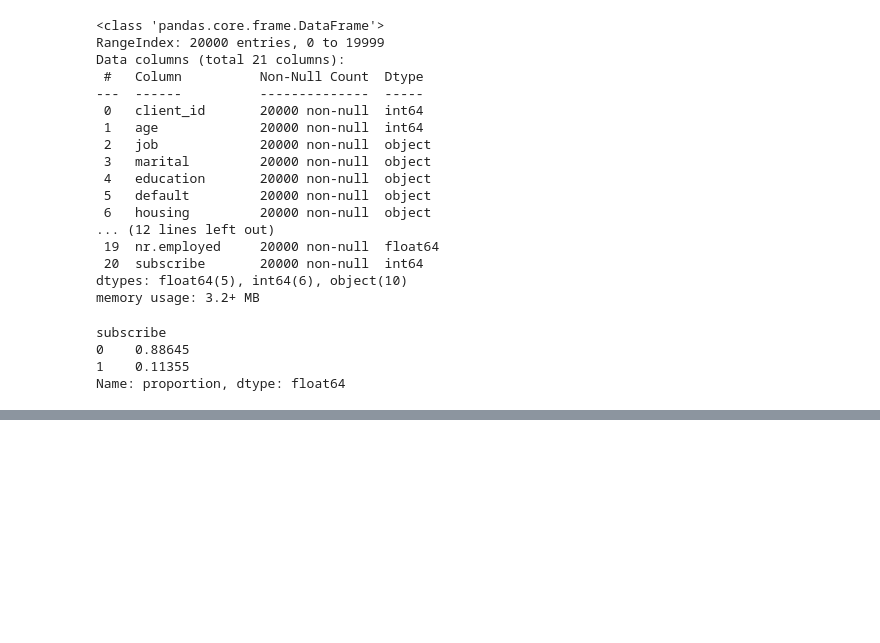
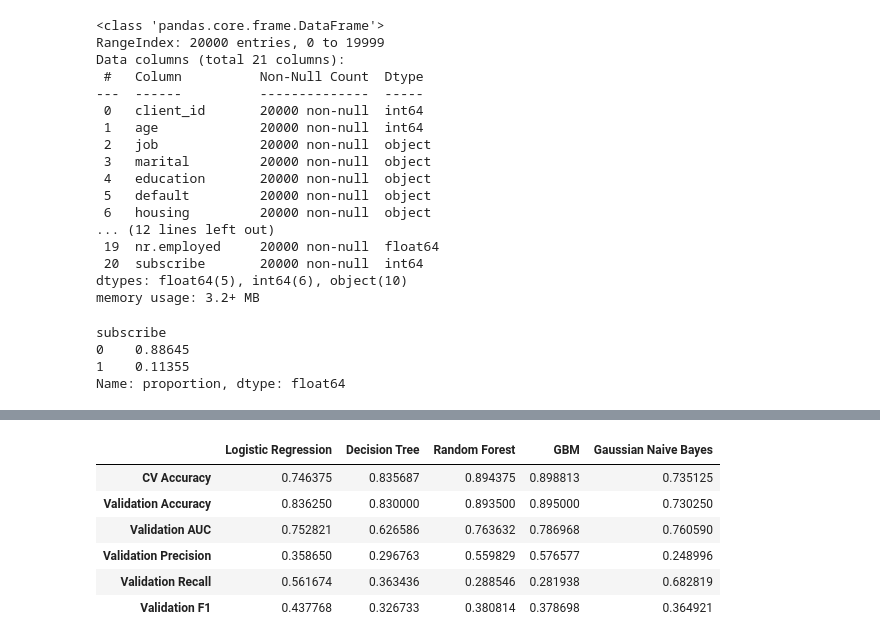
Before and after one commit to mathieu-peran/SML-ML-benchmark, a Jupyter notebook: benchmark_code.ipynb, the cells around one changed output, grey strips where cells are left out. Drawn from its saved outputs; the diff is of its cells as text; code cells hidden in the pictures; blank space fills up the shorter version.

```diff
--- a/benchmark_code.ipynb
+++ b/benchmark_code.ipynb
@@ -138,35 +174,34 @@ models = {
 # %%
+
 # Placeholder for results
 results = {}
 
-# Define a function to safely get probabilistic predictions
+# Function to safely get probabilistic predictions
 def safe_predict_proba(pipeline, X):
-    # Check if the model supports probabilistic predictions
     if 'predict_proba' in dir(pipeline[-1]):
         return pipeline.predict_proba(X)[:, 1]
-    # Otherwise, return None
-    return None
+    return None  # For models that do not support probability estimates
 
-# Updating and evaluating models within the loop
+# Define a base pipeline setup without the final model
+base_pipeline_steps = [
+    ('preprocessor', preprocessor),
+    ('smote', SMOTE(random_state=42))
+]
+
+# Evaluate each model using cross-validation and collect their scores
 for name, model in models.items():
-    # Reset the pipeline steps and then append the current model
-    model_pipeline.steps = [
-        ('preprocessor', preprocessor),
-        ('smote', SMOTE(random_state=42)),
-        ('model', model)  # This should now be the correct unique name
-    ]
+    # Create a full pipeline for the current model
+    full_pipeline = ImbPipeline(base_pipeline_steps + [('model', model)])
 
-    # Perform cross-validation using GridSearchCV or similar if required here
+    # Now the pipeline steps are correctly set with unique names
+    scores = cross_val_score(full_pipeline, X_train, y_train, cv=kf, scoring='accuracy')
+    full_pipeline.fit(X_train, y_train)
+    y_pred = full_pipeline.predict(X_val)
+    y_proba = safe_predict_proba(full_pipeline, X_val)
 
-    # Fit the model on the full training data
-    model_pipeline.fit(X_train, y_train)
-
-    # Predictions and probabilistic predictions
-    y_pred = model_pipeline.predict(X_val)
-    y_proba = safe_predict_proba(model_pipeline, X_val)
-
-    # Calculate metrics
+    # Store the performance metrics
     results[name] = {
+        'CV Accuracy': np.mean(scores),
         'Validation Accuracy': accuracy_score(y_val, y_pred),
         'Validation AUC': roc_auc_score(y_val, y_proba) if y_proba is not None else 'N/A',
         'Validation Precision': precision_score(y_val, y_pred, zero_division=0),
@@ -1953,0 +236,12 @@ Logistic Regression:
+# %%
+metrics_df = pd.DataFrame.from_dict(results)
+# %%
+metrics_df
+# %% [output]
+|  | Logistic Regression | Decision Tree | Random Forest | GBM | Gaussian Naive Bayes |
+| CV Accuracy | 0.746375 | 0.835687 | 0.894375 | 0.898813 | 0.735125 |
+| Validation Accuracy | 0.836250 | 0.830000 | 0.893500 | 0.895000 | 0.730250 |
+| Validation AUC | 0.752821 | 0.626586 | 0.763632 | 0.786968 | 0.760590 |
+| Validation Precision | 0.358650 | 0.296763 | 0.559829 | 0.576577 | 0.248996 |
+| Validation Recall | 0.561674 | 0.363436 | 0.288546 | 0.281938 | 0.682819 |
+| Validation F1 | 0.437768 | 0.326733 | 0.380814 | 0.378698 | 0.364921 |
```
Also changed, not shown: parts of 15 cells of this notebook, 3 other files.
